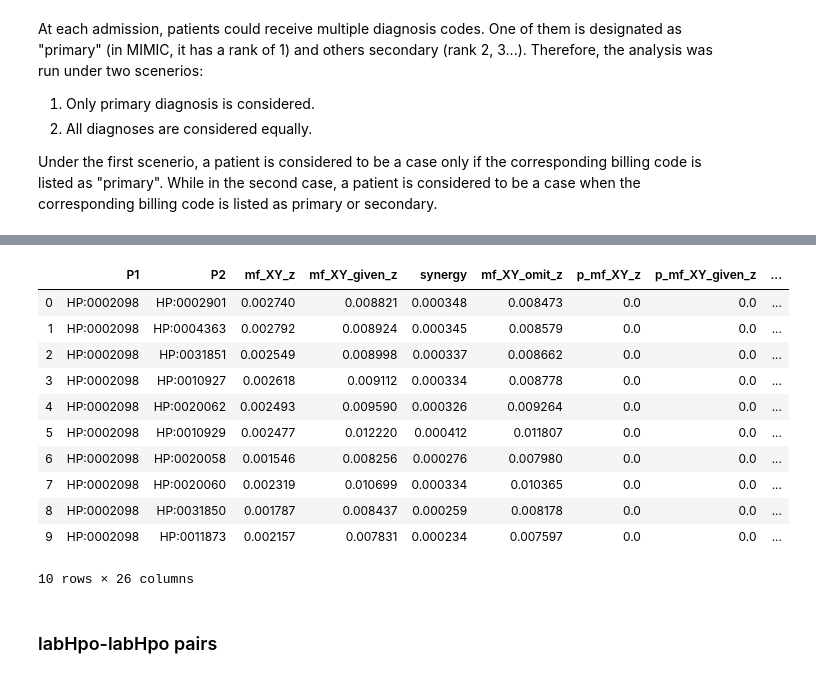
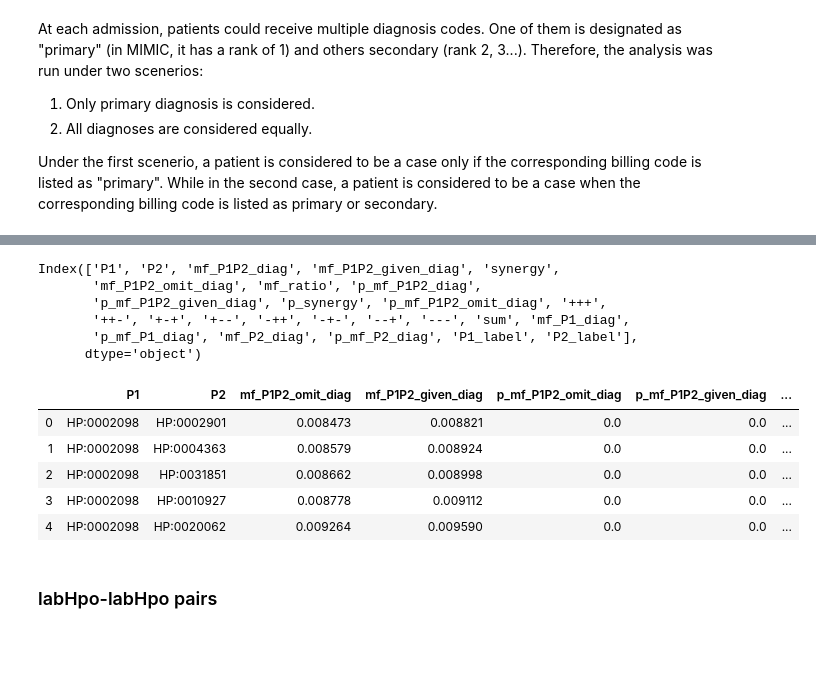
Before and after one commit to TheJacksonLaboratory/MIMIC_HPO, a Jupyter notebook: src/main/notebooks/interpretation.ipynb, the cells around one changed output, grey strips where cells are left out. Drawn from its saved outputs; the diff is of its cells as text; code cells hidden in the pictures; blank space fills up the shorter version.

```diff
--- a/src/main/notebooks/interpretation.ipynb
+++ b/src/main/notebooks/interpretation.ipynb
@@ -275,0 +276,18 @@ df_mf_XY_z_filtered = filter_df(df_mf_Xz, df_mf_Yz, df_mf_XY_z)
+# %%
+# map column names to more meaningful name for this context
+name_dict = {
+        'X': 'P1',
+        'Y': 'P2',
+        'mf_Xz': 'mf_P1_diag',
+        'mf_Yz': 'mf_P2_diag',
+        'mf_XY_z': 'mf_P1P2_diag',
+        'mf_XY_given_z': 'mf_P1P2_given_diag',
+        'mf_XY_omit_z': 'mf_P1P2_omit_diag',
+        'p_mf_XY_z': 'p_mf_P1P2_diag',
+        'p_mf_XY_given_z': 'p_mf_P1P2_given_diag',
+        'p_mf_XY_omit_z': 'p_mf_P1P2_omit_diag',
+        'mf_Xz': 'mf_P1_diag',
+        'mf_Yz': 'mf_P2_diag',
+        'p_mf_Xz': 'p_mf_P1_diag',
+        'p_mf_Yz': 'p_mf_P2_diag'
+    }
@@ -323,11 +387,11 @@ df_mf_labHpo_diagnosis.head()
 | 4 | HP:0020062 | 0.001325 | 0.0 | Decreased hemoglobin concentration |
 # %%
 # save synergies
-df_mf_XY_z_filtered['P1_label'] = np.array([hpo.term_id2name_map().get(termid) for termid in df_mf_XY_z_filtered.X])
-df_mf_XY_z_filtered['P2_label'] = np.array([hpo.term_id2name_map().get(termid) for termid in df_mf_XY_z_filtered.Y])
-df_mf_XY_z_filtered.rename(columns={'X':'P1', 'Y': 'P2'}) \
+df_mf_XY_z_filtered['P1_label'] = [hpo_term_map.get(termid) for termid in df_mf_XY_z_filtered.P1]
+df_mf_XY_z_filtered['P2_label'] = [hpo_term_map.get(termid) for termid in df_mf_XY_z_filtered.P2]
+df_mf_XY_z_filtered \
     .sort_values(by=['synergy'], ascending=False) \
     .reset_index(drop=True) \
-    .loc[:, ['P1', 'P2', 'mf_Xz', 'mf_Yz', 'synergy', 'p_mf_Xz', 'p_mf_Yz', 'p_synergy', 'P1_label', 'P2_label', '+++', '++-', '+-+', '+--', '-++', '-+-', '--+', '---', 'sum']] \
-    .rename(columns={'mf_Xz': 'mf_P1_diag', 'mf_Yz': 'mf_P2_diag', 'p_mf_Xz': 'p_mf_P1_diag', 'p_mf_Yz': 'p_mf_P2_diag'}) \
-    .to_csv('../../../data/mf_regarding_diseases/{}/df_synergy_textHpo_labHpo_{}.csv'.format(diag_dir, disease))
+    .loc[:, ['P1', 'P2', 'mf_P1_diag', 'mf_P2_diag', 'synergy', 'p_mf_P1_diag', 'p_mf_P2_diag', 'p_synergy', 'P1_label', 'P2_label', '+++', '++-', '+-+', '+--', '-++', '-+-', '--+', '---', 'sum']] \
+    .head()
+    #.to_csv('../../../data/mf_regarding_diseases/{}/df_synergy_textHpo_labHpo_{}.csv'.format(diag_dir, disease))
@@ -334,31 +405,31 @@ df_mf_XY_z_filtered.rename(columns={'X':'P1', 'Y': 'P2'}) \
+# %%
+df_mf_XY_z_filtered.columns
+# %% [output]
+Index(['P1', 'P2', 'mf_P1P2_diag', 'mf_P1P2_given_diag', 'synergy',
+       'mf_P1P2_omit_diag', 'mf_ratio', 'p_mf_P1P2_diag',
+       'p_mf_P1P2_given_diag', 'p_synergy', 'p_mf_P1P2_omit_diag', '+++',
+       '++-', '+-+', '+--', '-++', '-+-', '--+', '---', 'sum', 'mf_P1_diag',
+       'p_mf_P1_diag', 'mf_P2_diag', 'p_mf_P2_diag', 'P1_label', 'P2_label'],
+      dtype='object')
 # %%
 # save ratios between conditional mutual info and overall mutual info
 df_mf_vs_conditional_mf = df_mf_XY_z_filtered \
-    .assign(mf_ratio=df_mf_XY_z_filtered.mf_XY_given_z/df_mf_XY_z_filtered.mf_XY_omit_z) \
+    .assign(mf_ratio=df_mf_XY_z_filtered.mf_P1P2_given_diag/df_mf_XY_z_filtered.mf_P1P2_omit_diag) \
     .sort_values(by='mf_ratio', ascending=False) \
-    .reset_index(drop=True) \
-    .rename(columns={'X': 'P1', 'Y': 'P2'})
+    .reset_index(drop=True)
 df_mf_vs_conditional_mf \
-    .rename(columns={'X': 'P1', 'Y': 'P2',
-                     'mf_Xz': 'mf_P1_diag', 'mf_Yz': 'mf_P2_diag', 'mf_XY_z': 'mf_P1P2_diag', 'mf_XY_given_z': 'mf_P1P2_given_diag',
-                    'p_mf_Xz': 'p_mf_P1_diag', 'p_mf_Yz': 'p_mf_P2_diag', 'p_mf_XY_z': 'p_mf_P1P2_diag', 'p_mf_XY_given_z': 'p_mf_P1P2_given_diag',
-                    'mf_XY_omit_z': 'mf_P1P2_omit_diag', 'p_mf_XY_omit_z': 'p_mf_P1P2_omit_diag'}) \
     .loc[:, ['P1', 'P2', 'mf_P1P2_omit_diag', 'mf_P1P2_given_diag', 'p_mf_P1P2_omit_diag', 'p_mf_P1P2_given_diag', 'mf_ratio', 'P1_label', 'P2_label', '+++', '++-', '+-+', '+--', '-++', '-+-', '--+', '---', 'sum', 'synergy', 'p_synergy']] \
-    .to_csv('../../../data/mf_regarding_diseases/{}/df_mf_ratio_textHpo_labHpo_{}.csv'.format(diag_dir, disease))
-df_mf_vs_conditional_mf.head(n=10)
+    .head()
+
+# .to_csv('../../../data/mf_regarding_diseases/{}/df_mf_ratio_textHpo_labHpo_{}.csv'.format(diag_dir, disease))
+# df_mf_vs_conditional_mf.head(n=10)
 # %% [output]
-|  | P1 | P2 | mf_XY_z | mf_XY_given_z | synergy | mf_XY_omit_z | p_mf_XY_z | p_mf_XY_given_z | ... |
-| 0 | HP:0002098 | HP:0002901 | 0.002740 | 0.008821 | 0.000348 | 0.008473 | 0.0 | 0.0 | ... |
-| 1 | HP:0002098 | HP:0004363 | 0.002792 | 0.008924 | 0.000345 | 0.008579 | 0.0 | 0.0 | ... |
-| 2 | HP:0002098 | HP:0031851 | 0.002549 | 0.008998 | 0.000337 | 0.008662 | 0.0 | 0.0 | ... |
-| 3 | HP:0002098 | HP:0010927 | 0.002618 | 0.009112 | 0.000334 | 0.008778 | 0.0 | 0.0 | ... |
-| 4 | HP:0002098 | HP:0020062 | 0.002493 | 0.009590 | 0.000326 | 0.009264 | 0.0 | 0.0 | ... |
-| 5 | HP:0002098 | HP:0010929 | 0.002477 | 0.012220 | 0.000412 | 0.011807 | 0.0 | 0.0 | ... |
-| 6 | HP:0002098 | HP:0020058 | 0.001546 | 0.008256 | 0.000276 | 0.007980 | 0.0 | 0.0 | ... |
-| 7 | HP:0002098 | HP:0020060 | 0.002319 | 0.010699 | 0.000334 | 0.010365 | 0.0 | 0.0 | ... |
-| 8 | HP:0002098 | HP:0031850 | 0.001787 | 0.008437 | 0.000259 | 0.008178 | 0.0 | 0.0 | ... |
-| 9 | HP:0002098 | HP:0011873 | 0.002157 | 0.007831 | 0.000234 | 0.007597 | 0.0 | 0.0 | ... |
+|  | P1 | P2 | mf_P1P2_omit_diag | mf_P1P2_given_diag | p_mf_P1P2_omit_diag | p_mf_P1P2_given_diag | ... |
+| 0 | HP:0002098 | HP:0002901 | 0.008473 | 0.008821 | 0.0 | 0.0 | ... |
+| 1 | HP:0002098 | HP:0004363 | 0.008579 | 0.008924 | 0.0 | 0.0 | ... |
+| 2 | HP:0002098 | HP:0031851 | 0.008662 | 0.008998 | 0.0 | 0.0 | ... |
+| 3 | HP:0002098 | HP:0010927 | 0.008778 | 0.009112 | 0.0 | 0.0 | ... |
+| 4 | HP:0002098 | HP:0020062 | 0.009264 | 0.009590 | 0.0 | 0.0 | ... |
-10 rows × 26 columns
 # %%
 percentile = 0.01
 n = math.floor(len(df_mf_XY_z_filtered) * percentile)
```
Also changed, not shown: parts of 15 cells of this notebook, 1 other file.
